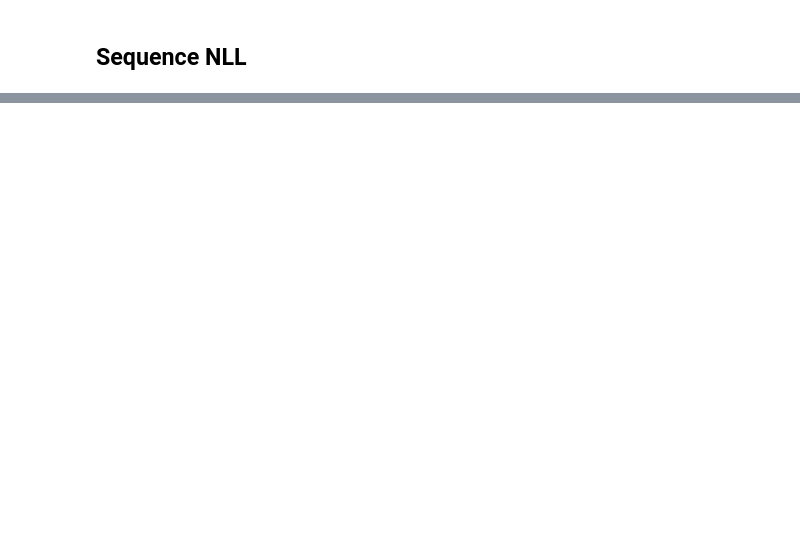
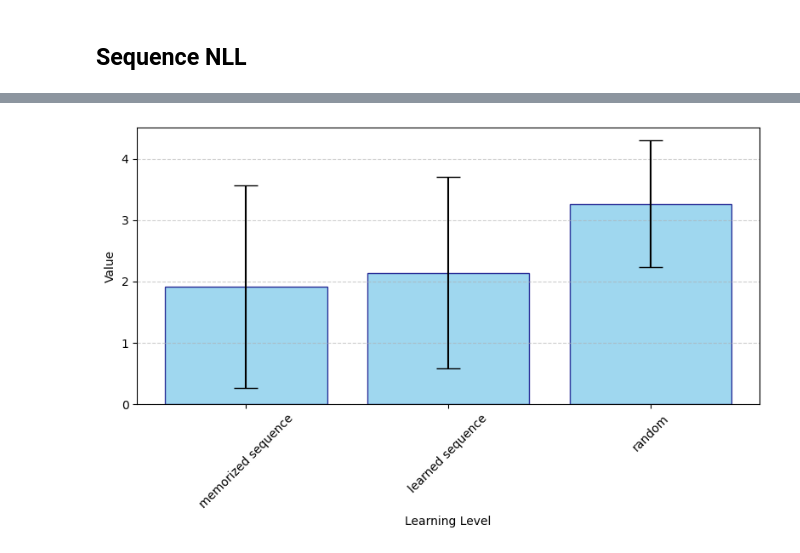
Before and after one commit to suurajroshan/predicting-hidden-states, a Jupyter notebook: predicting_hidden_states/notebooks/entropy-memorized-vs-learned-sequences.ipynb, the cells around one changed output, grey strips where cells are left out. Saved outputs shown, nothing was run; the diff lists cells and outputs as text; code cells hidden in the pictures; blank space fills up the shorter version.

```diff
--- a/predicting_hidden_states/notebooks/entropy-memorized-vs-learned-sequences.ipynb
+++ b/predicting_hidden_states/notebooks/entropy-memorized-vs-learned-sequences.ipynb
@@ -238,0 +375,4 @@ display(HTML(phi_chars))
+# %%
+plot_binned_error_bars(included_levels, losses_vs_learning_levels_statistics['next_token_losses'])
+# %% [output]
+[figure, added]
```
Also changed, not shown: parts of 26 cells of this notebook, 52 other files.
